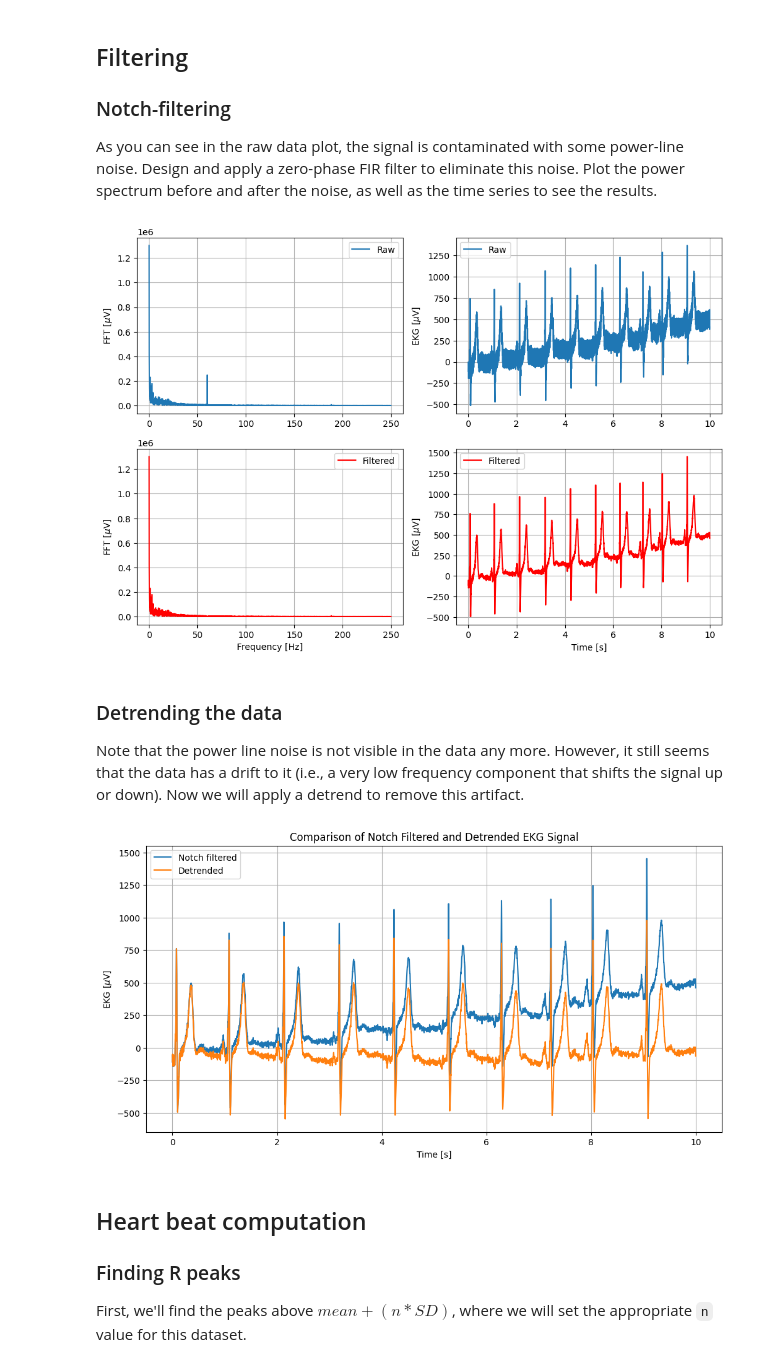
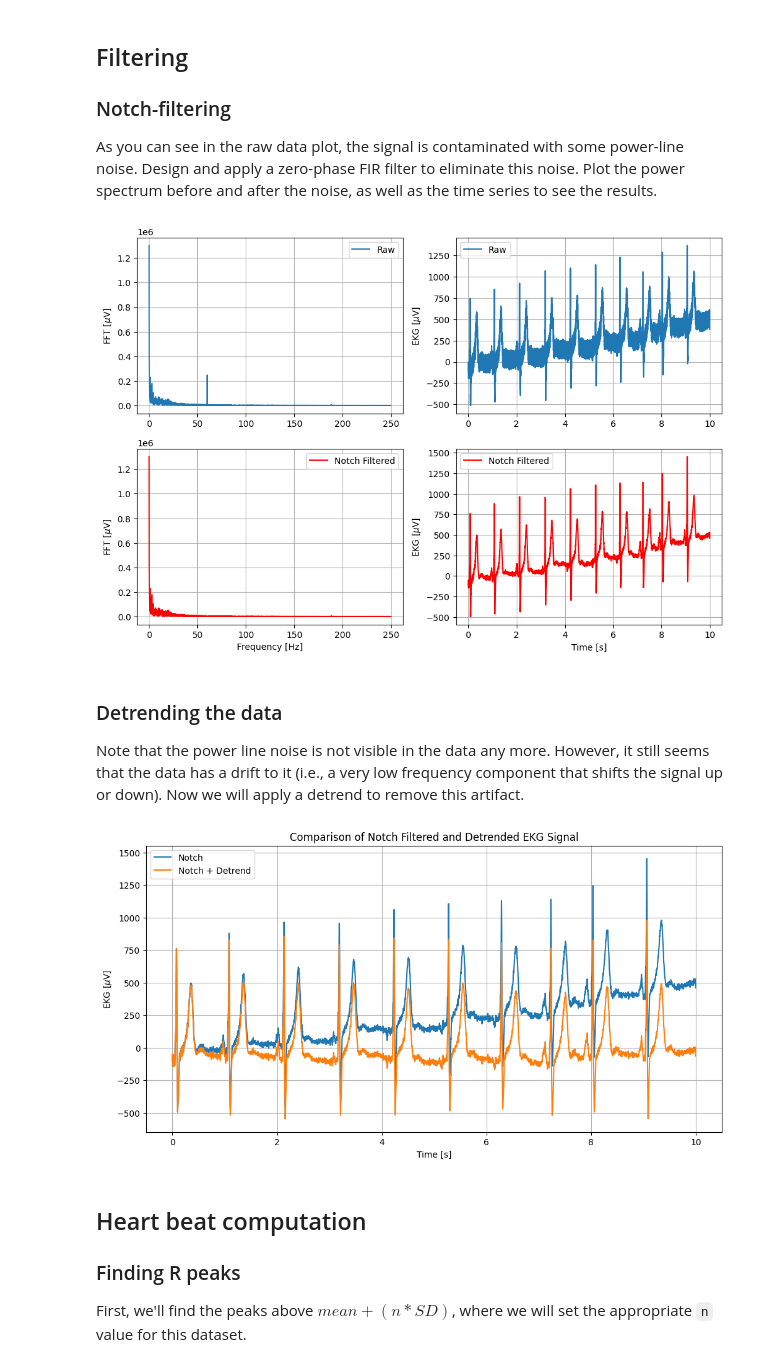
Before and after one commit to danielcomaduran/BMEN663, a Jupyter notebook: python-ekg/ekg-notebook.ipynb, the cells around one changed output. Saved outputs shown, nothing was run; the diff lists cells and outputs as text; code cells hidden in the pictures.

```diff
--- a/python-ekg/ekg-notebook.ipynb
+++ b/python-ekg/ekg-notebook.ipynb
@@ -125,36 +125,36 @@ lead2_notch = filtfilt(b, a, lead2_raw)
 # -- Calculate the FFT of the filtered signal
 fft_result_filtered = np.fft.fft(lead2_notch)
 single_sided_fft_filtered = np.abs(fft_result_filtered[:len(fft_result_filtered)//2])
 
 # -- Plot the raw and filtered FFTs
 [fig, ax] = plt.subplots(2,2, figsize=(12,8))
 
 ax[0,0].plot(single_sided_freq, single_sided_fft)
 ax[0,0].set_ylabel('FFT [$\mu$V]')
 ax[0,0].legend(['Raw'])
 ax[0,0].grid()
 
 ax[1,0].plot(single_sided_freq, single_sided_fft_filtered, color='r')
 ax[1,0].set_xlabel('Frequency [Hz]')
 ax[1,0].set_ylabel('FFT [$\mu$V]')
-ax[1,0].legend(['Filtered'])
+ax[1,0].legend(['Notch Filtered'])
 ax[1,0].grid()
 
 # -- Plot the raw and filtered time series
 ax[0,1].plot(time_plot, ekg_plot)
 ax[0,1].set_ylabel('EKG [$\mu$V]')
 ax[0,1].legend(['Raw'])
 ax[0,1].grid()
 
 ax[1,1].plot(time_plot, lead2_notch, color='r')
 ax[1,1].set_xlabel('Time [s]')
 ax[1,1].set_ylabel('EKG [$\mu$V]')
-ax[1,1].legend(['Filtered'])
+ax[1,1].legend(['Notch Filtered'])
 ax[1,1].grid()
 
 plt.show()
 # %% [output]
-[figure, old version]
+[figure, new version]
 # %% [markdown]
 ### Detrending the data
 Note that the power line noise is not visible in the data any more. However, it still seems that the data has a drift to it (i.e., a very low frequency component that shifts the signal up or down). Now we will apply a detrend to remove this artifact.
@@ -164,8 +164,8 @@ lead2_detrend = detrend(lead2_notch)
 
 # Plot notch-filtered and detrended signals
 plt.figure(figsize=(12, 6))
-plt.plot(time_plot, lead2_notch, label='Notch filtered')
-plt.plot(time_plot, lead2_detrend, label='Detrended')
+plt.plot(time_plot, lead2_notch, label='Notch')
+plt.plot(time_plot, lead2_detrend, label='Notch + Detrend')
 plt.xlabel('Time [s]')
 plt.ylabel('EKG [$\mu$V]')
 plt.title('Comparison of Notch Filtered and Detrended EKG Signal')
@@ -173,7 +173,7 @@ plt.legend()
 plt.grid(True)
 plt.show()
 # %% [output]
-[figure, old version]
+[figure, new version]
 # %% [markdown]
 ## Heart beat computation
 
```
Also changed, not shown: parts of 2 cells of this notebook.
